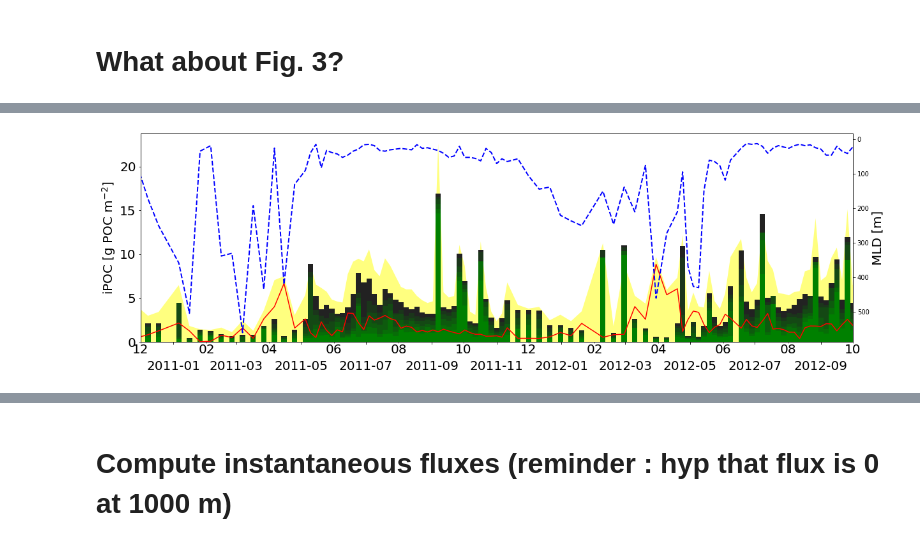
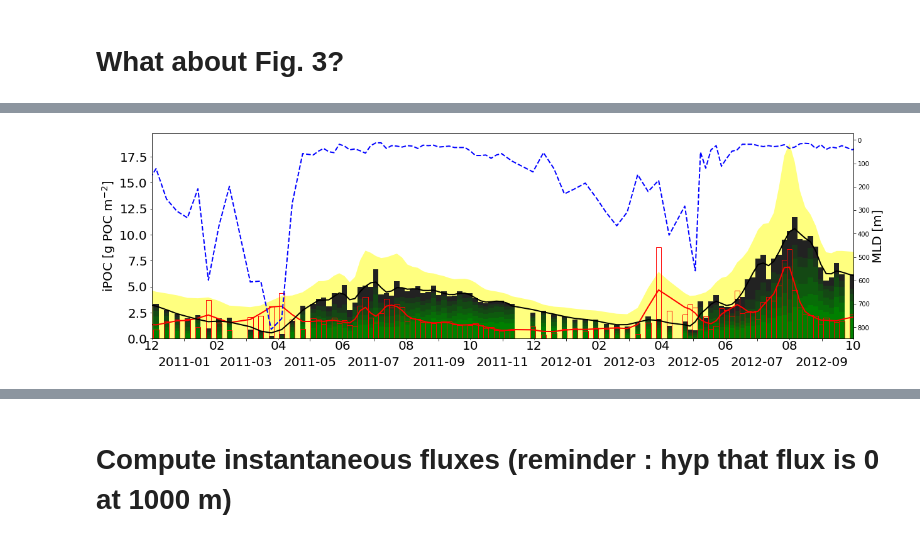
Before and after one commit to fricour/CarbonFluxes, a Jupyter notebook: carbon.ipynb, the cells around one changed output, grey strips where cells are left out. Cells and saved outputs as stored; diff of their text form; code cells hidden in the pictures.

```diff
--- a/carbon.ipynb
+++ b/carbon.ipynb
@@ -321,4 +327,2 @@ def remove_dark_offset(group):
-# %%
-data = data.groupby('id').apply(remove_dark_offset)
 # %% [markdown]
 # 8. Apply median filter on BBP data
@@ -361,0 +329,16 @@ tmp = data.groupby('id').apply(medianfilter)
+# %%
+# convert bbp with log (to check something)
+z = np.array(data['bbp'])
+z = np.log10(z.astype(np.float64))
+data['bbp'] = z # OK we we apply a filter on the LOG bbp (otherwise the filter just is not working => ASK WHY)
+# %%
+# median filter on BBP data ==> this needs to be done for EACH profile individually
+from scipy import signal
+
+def medianfilter(group):
+    smoothed = signal.medfilt(group['bbp'],11) # kernel size = 5 ==> 11 (see email of Giorgio)
+    group['bbp'] = smoothed
+    return(group)
+
+# test = data.copy() # to check filtering if needed
+data = data.groupby('id').apply(medianfilter)
@@ -362,3 +349,7 @@ tmp = data.groupby('id').apply(medianfilter)
+# %%
+# put in back in "normal" bbp data
+from scipy.special import exp10
+data['bbp'] = exp10(data['bbp'])
 # %% [markdown]
 # 9. Convert BBP to POC
 # %%
@@ -812,13 +803,26 @@ ax.bar(x, iPOC_zpzi300_1000, width = w, color = pal[1])
 ax.bar(x, iPOC_zpzi400_1000, width = w, color = pal[0])
 
 # iPOC in the upper layer
-ax.plot(x, iPOC_0_zp, color = 'red')
+iPOC_0_zp_s = gaussian_filter1d(iPOC_0_zp, 1) # smoothed
+ax.plot(x, iPOC_0_zp_s, color = 'red', lw = 2)
+ax.bar(x, iPOC_0_zp, width = w, color = "None", edgecolor = 'red')
 
 ax.set_ylabel('iPOC [g POC m$^{-2}$]', fontsize = 20)
 
+# iPOC zp -> 1000
+iPOC_zp_1000_s = gaussian_filter1d(iPOC_zp_1000, 1) # smoothed
+ax.plot(x, iPOC_zp_1000_s, color = 'black', lw = 2)
+
 # add (not smoothed) iPOC_0_1000
 # Shade the area between y1 and line y=0
-ax.fill_between(x, y1 = iPOC_0_1000, facecolor="yellow", alpha=.5) # The outline color
+
+# try to smooth iPOC_0_1000
+from scipy.signal import savgol_filter
+# iPOC_0_1000_s = savgol_filter(iPOC_0_1000, 15, 3)
+# iPOC_0_1000_s = signal.medfilt(iPOC_0_1000, 11)
+from scipy.ndimage import gaussian_filter1d
+iPOC_0_1000_s = gaussian_filter1d(iPOC_0_1000, 1)
+ax.fill_between(x, y1 = iPOC_0_1000_s, facecolor="yellow", alpha=.5) # The outline color
 
 # import seaborn as sns
 # seq_col_brew = sns.color_palette("gray", 5)
@@ -828,31 +832,35 @@ ax.fill_between(x, y1 = iPOC_0_1000, facecolor="yellow", alpha=.5) # The outline
 # ylim([0, ymax])
 # plt.gca().invert_yaxis()
 
 #####   set ticks and  labels
 months = mdates.MonthLocator(interval=1)
 years = mdates.YearLocator()
 
 datemin = datetime.strptime('2010-12-01', '%Y-%m-%d').date()
 datemin = datemin.toordinal()
 datemax = datetime.strptime('2012-10-01', '%Y-%m-%d').date()
 datemax = datemax.toordinal()
 
 ax.set_xlim(datemin, datemax)
 
 ax.xaxis.set_minor_locator(months)
 ax.xaxis.set_major_locator(years)
 fmt = mdates.DateFormatter('%m')
 
 ax.xaxis.set_major_formatter(mdates.DateFormatter('%Y'))
 ax.xaxis.set_minor_formatter(fmt)
 
 ax.tick_params(axis='x', which='major', direction='out', pad=25, labelsize=20)
 ax.tick_params(axis='x', which='minor', direction='out', pad=0.5, labelsize=20)
 ax.tick_params(axis='both', which='both', labelsize=20)
 
 # add mld data (on another axes)
 ax2.plot(time_mld, mld, 'b--', lw = 2)
 ax2.set_ylabel('MLD [m]', fontsize = 20)
 plt.gca().invert_yaxis()
+
+fname = 'figs/Fig3up_'+str(wmo)
+fig.set_size_inches(20, 6)
+fig.savefig(fname, dpi = 75)
 # %% [output]
-[figure, old version]
+[figure, new version]
```
Also changed, not shown: parts of 43 cells of this notebook.
